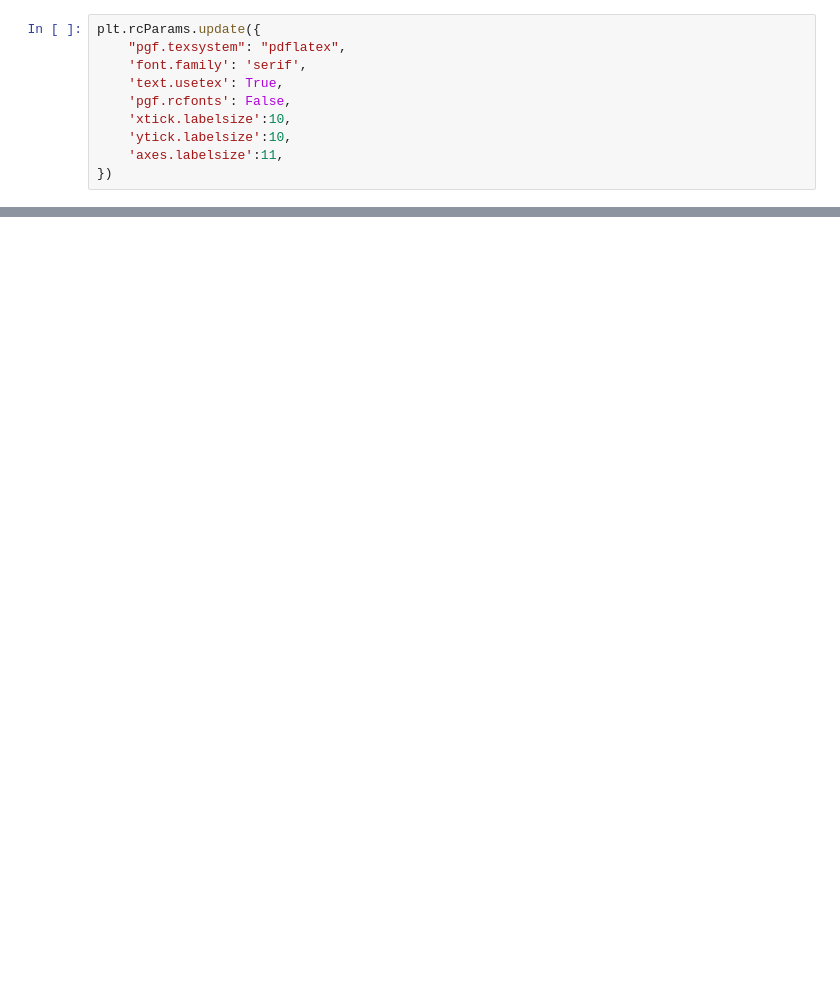
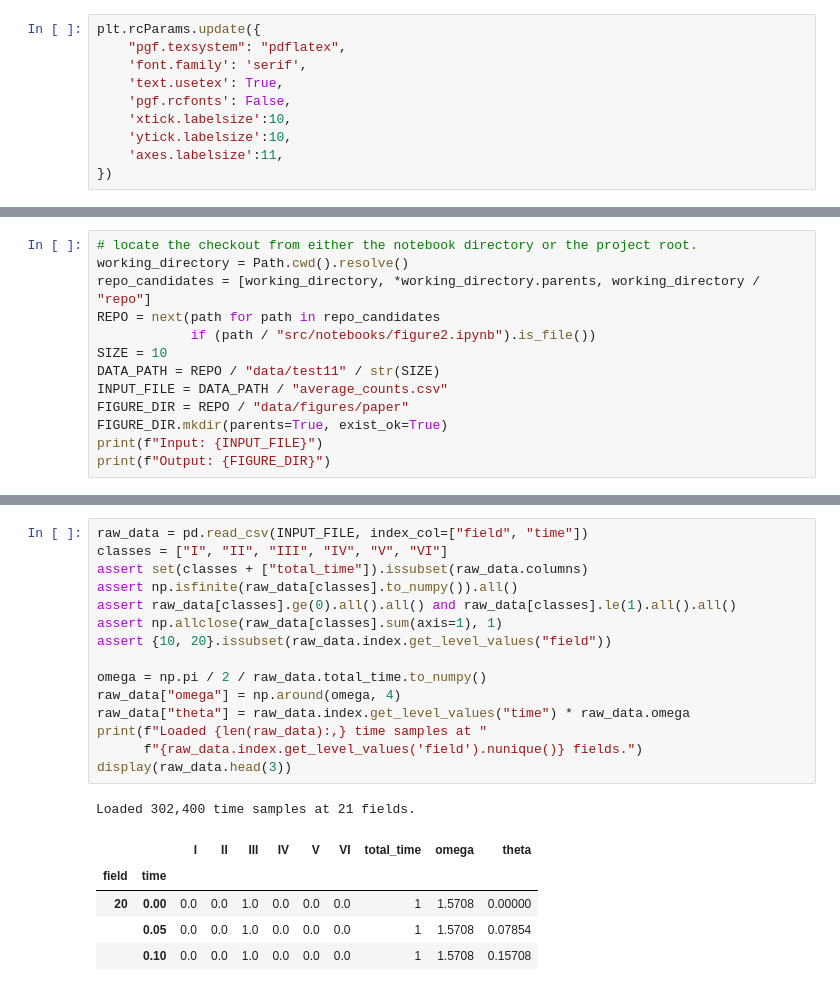
Before and after one commit to leogabac/frequencygs, a Jupyter notebook: src/notebooks/figure2.ipynb, the cells around one changed output, grey strips where cells are left out. Drawn from its saved outputs; the diff is of its cells as text; blank space fills up the shorter version.

```diff
--- a/src/notebooks/figure2.ipynb
+++ b/src/notebooks/figure2.ipynb
@@ -78,0 +32,13 @@ raw_data
+# %%
+# locate the checkout from either the notebook directory or the project root.
+working_directory = Path.cwd().resolve()
+repo_candidates = [working_directory, *working_directory.parents, working_directory / "repo"]
+REPO = next(path for path in repo_candidates
+            if (path / "src/notebooks/figure2.ipynb").is_file())
+SIZE = 10
+DATA_PATH = REPO / "data/test11" / str(SIZE)
+INPUT_FILE = DATA_PATH / "average_counts.csv"
+FIGURE_DIR = REPO / "data/figures/paper"
+FIGURE_DIR.mkdir(parents=True, exist_ok=True)
+print(f"Input: {INPUT_FILE}")
+print(f"Output: {FIGURE_DIR}")
@@ -79 +77,23 @@ raw_data
+# %%
+raw_data = pd.read_csv(INPUT_FILE, index_col=["field", "time"])
+classes = ["I", "II", "III", "IV", "V", "VI"]
+assert set(classes + ["total_time"]).issubset(raw_data.columns)
+assert np.isfinite(raw_data[classes].to_numpy()).all()
+assert raw_data[classes].ge(0).all().all() and raw_data[classes].le(1).all().all()
+assert np.allclose(raw_data[classes].sum(axis=1), 1)
+assert {10, 20}.issubset(raw_data.index.get_level_values("field"))
+
+omega = np.pi / 2 / raw_data.total_time.to_numpy()
+raw_data["omega"] = np.around(omega, 4)
+raw_data["theta"] = raw_data.index.get_level_values("time") * raw_data.omega
+print(f"Loaded {len(raw_data):,} time samples at "
+      f"{raw_data.index.get_level_values('field').nunique()} fields.")
+display(raw_data.head(3))
+# %% [output]
+Loaded 302,400 time samples at 21 fields.
+|  |  | I | II | III | IV | V | VI | total_time | omega | theta |
+| field | time |  |  |  |  |  |  |  |  |  |
+| 20 | 0.00 | 0.0 | 0.0 | 1.0 | 0.0 | 0.0 | 0.0 | 1 | 1.5708 | 0.00000 |
+|  | 0.05 | 0.0 | 0.0 | 1.0 | 0.0 | 0.0 | 0.0 | 1 | 1.5708 | 0.07854 |
+|  | 0.10 | 0.0 | 0.0 | 1.0 | 0.0 | 0.0 | 0.0 | 1 | 1.5708 | 0.15708 |
 # %%
```
Also changed, not shown: parts of 26 cells of this notebook, 2 other files.
